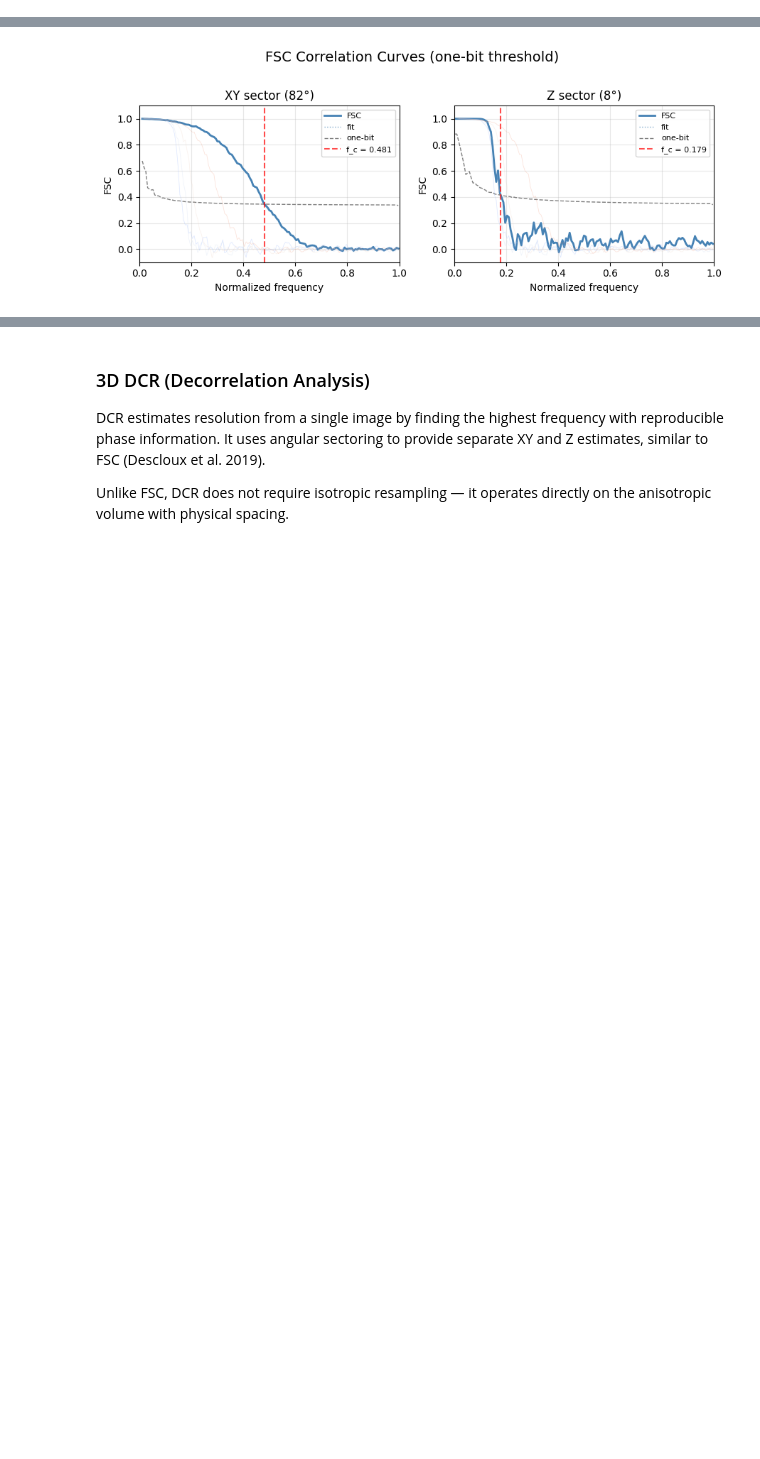
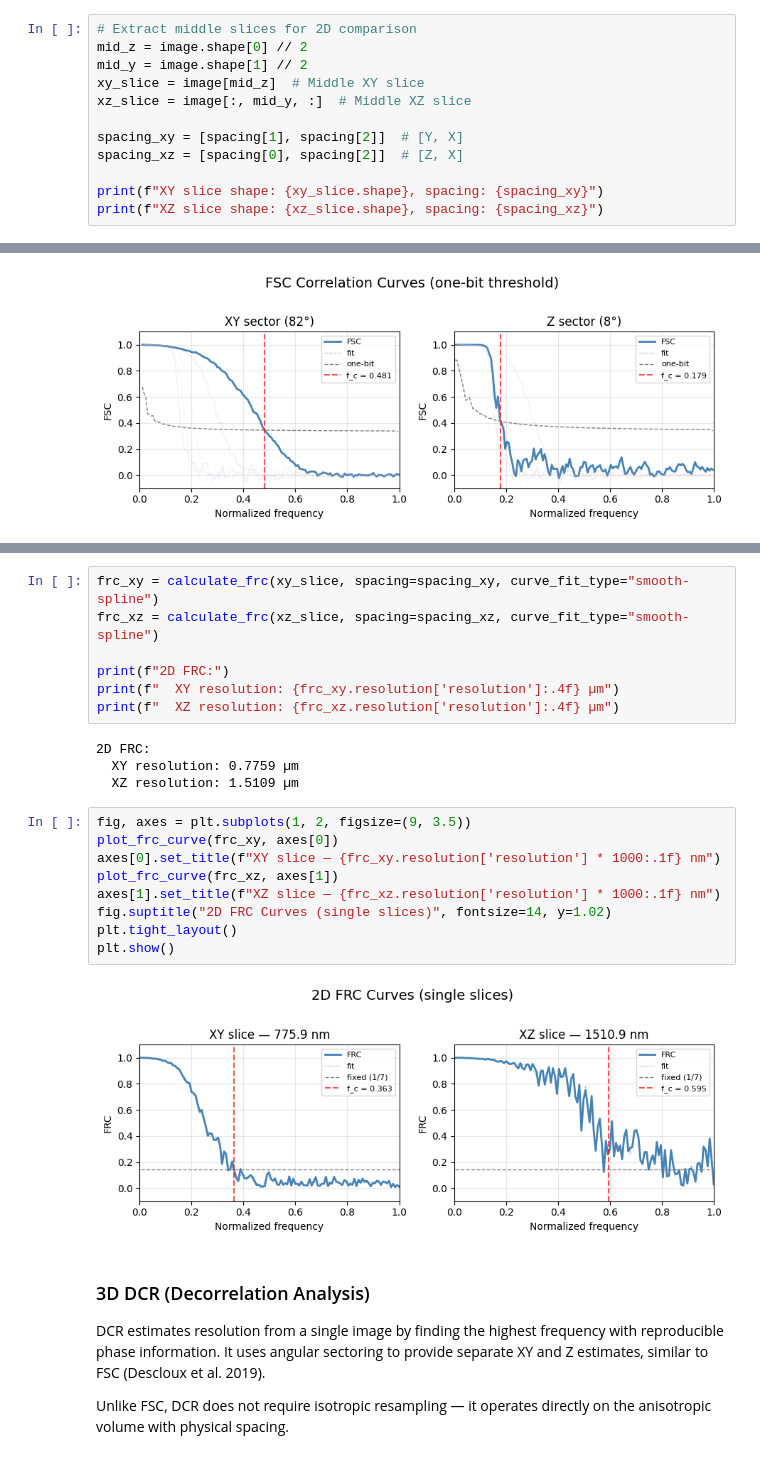
Before and after one commit to alxndrkalinin/cubic, a Jupyter notebook: examples/notebooks/resolution_estimation_3d.ipynb, the cells around one changed output, grey strips where cells are left out. Saved outputs shown, nothing was run; the diff lists cells and outputs as text; blank space fills up the shorter version.

```diff
--- a/examples/notebooks/resolution_estimation_3d.ipynb
+++ b/examples/notebooks/resolution_estimation_3d.ipynb
@@ -76,3 +87,15 @@ image_gpu = ascupy(image)
 print(f"Device: {get_device(image_gpu)}")
 # %% [output]
 Device: GPU
+# %%
+# Extract middle slices for 2D comparison
+mid_z = image.shape[0] // 2
+mid_y = image.shape[1] // 2
+xy_slice = image[mid_z]  # Middle XY slice
+xz_slice = image[:, mid_y, :]  # Middle XZ slice
+
+spacing_xy = [spacing[1], spacing[2]]  # [Y, X]
+spacing_xz = [spacing[0], spacing[2]]  # [Z, X]
+
+print(f"XY slice shape: {xy_slice.shape}, spacing: {spacing_xy}")
+print(f"XZ slice shape: {xz_slice.shape}, spacing: {spacing_xz}")
@@ -168,3 +200,25 @@ plt.show()
+# %%
+frc_xy = calculate_frc(xy_slice, spacing=spacing_xy, curve_fit_type="smooth-spline")
+frc_xz = calculate_frc(xz_slice, spacing=spacing_xz, curve_fit_type="smooth-spline")
+
+print(f"2D FRC:")
+print(f"  XY resolution: {frc_xy.resolution['resolution']:.4f} µm")
+print(f"  XZ resolution: {frc_xz.resolution['resolution']:.4f} µm")
+# %% [output]
+2D FRC:
+  XY resolution: 0.7759 µm
+  XZ resolution: 1.5109 µm
+# %%
+fig, axes = plt.subplots(1, 2, figsize=(9, 3.5))
+plot_frc_curve(frc_xy, axes[0])
+axes[0].set_title(f"XY slice — {frc_xy.resolution['resolution'] * 1000:.1f} nm")
+plot_frc_curve(frc_xz, axes[1])
+axes[1].set_title(f"XZ slice — {frc_xz.resolution['resolution'] * 1000:.1f} nm")
+fig.suptitle("2D FRC Curves (single slices)", fontsize=14, y=1.02)
+plt.tight_layout()
+plt.show()
+# %% [output]
+[figure, added]
 # %% [markdown]
 ### 3D DCR (Decorrelation Analysis)
 
```
Also changed, not shown: parts of 9 cells of this notebook, 2 other files.
